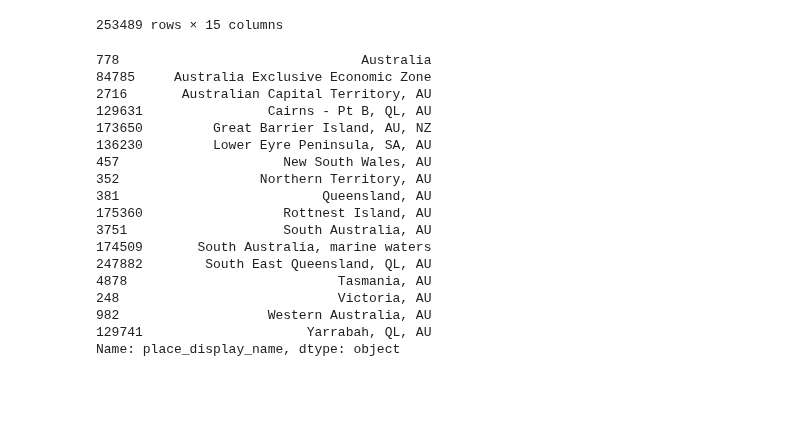
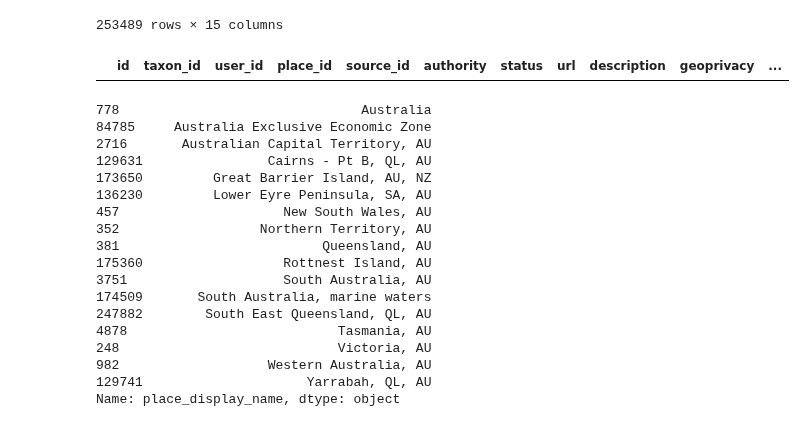
Before and after one commit to AtlasOfLivingAustralia/authoritative-lists, a Jupyter notebook: source-code/py-notebook/inaturalist-statuses/collate-status-taxa.ipynb, the cells around one changed output. Drawn from its saved outputs; the diff is of its cells as text; code cells hidden in the pictures; blank space fills up the shorter version.

```diff
--- a/source-code/py-notebook/inaturalist-statuses/collate-status-taxa.ipynb
+++ b/source-code/py-notebook/inaturalist-statuses/collate-status-taxa.ipynb
@@ -47,6 +47,10 @@ df
 | 253487 | 268983 | 926017 | 28 |  |  | San Diego Society of Natural History | Threatened | https://sdplantatlas.org/pdffiles... | Plants rare, threatened, or endan... | obscured | ... |
 | 253488 | 268984 | 926018 | 702203 |  |  | Mark Dodero | NE | https://www.inaturalist.org/flags... |  | obscured | ... |
 253489 rows × 15 columns
+# %%
+df[df['taxon_id'] == '425475']
+# %% [output]
+|  | id | taxon_id | user_id | place_id | source_id | authority | status | url | description | geoprivacy | ... |
 # %%
 # list of unique Aust place display names
 placedisplaydf = df['place_display_name'].drop_duplicates().sort_values()
```
Also changed, not shown: parts of 9 cells of this notebook, 1 other file.
